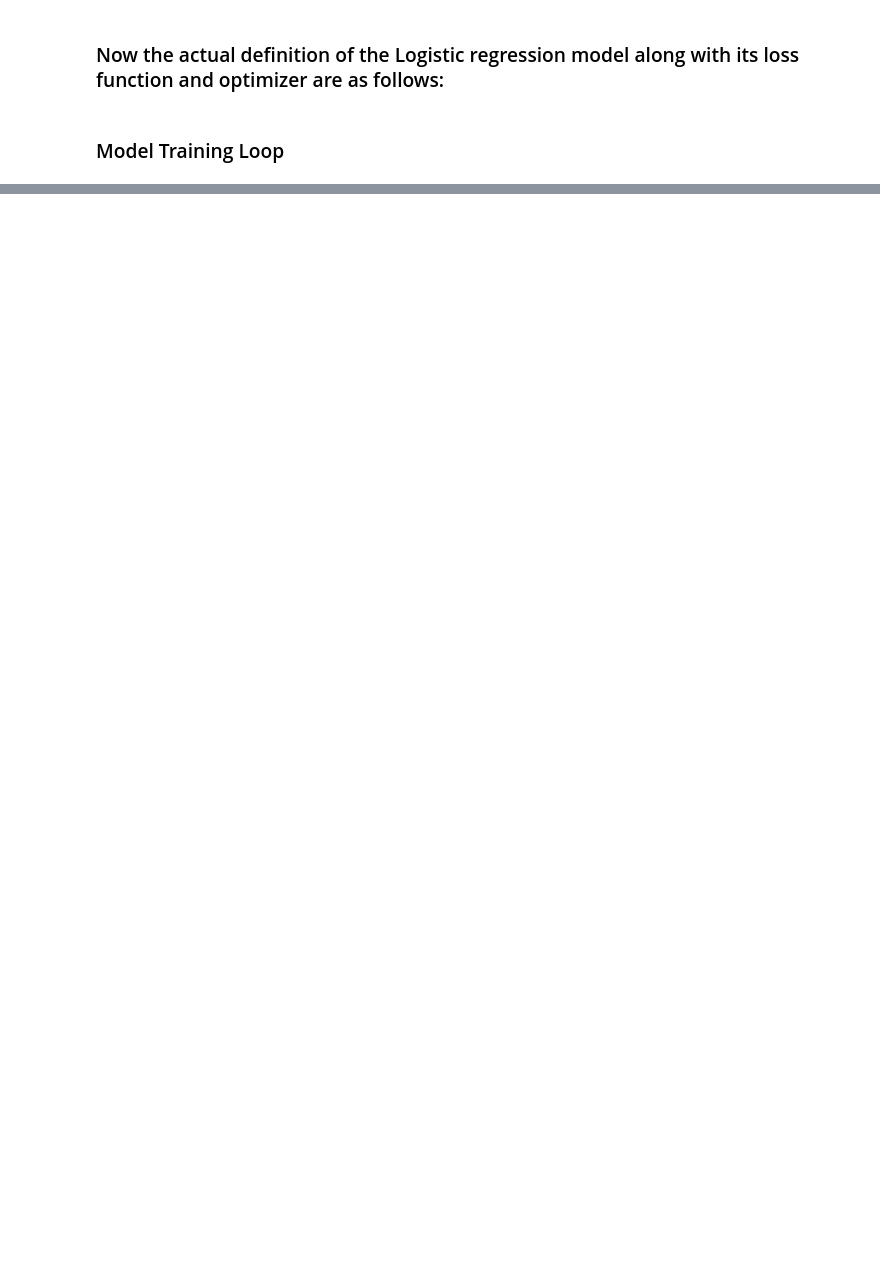
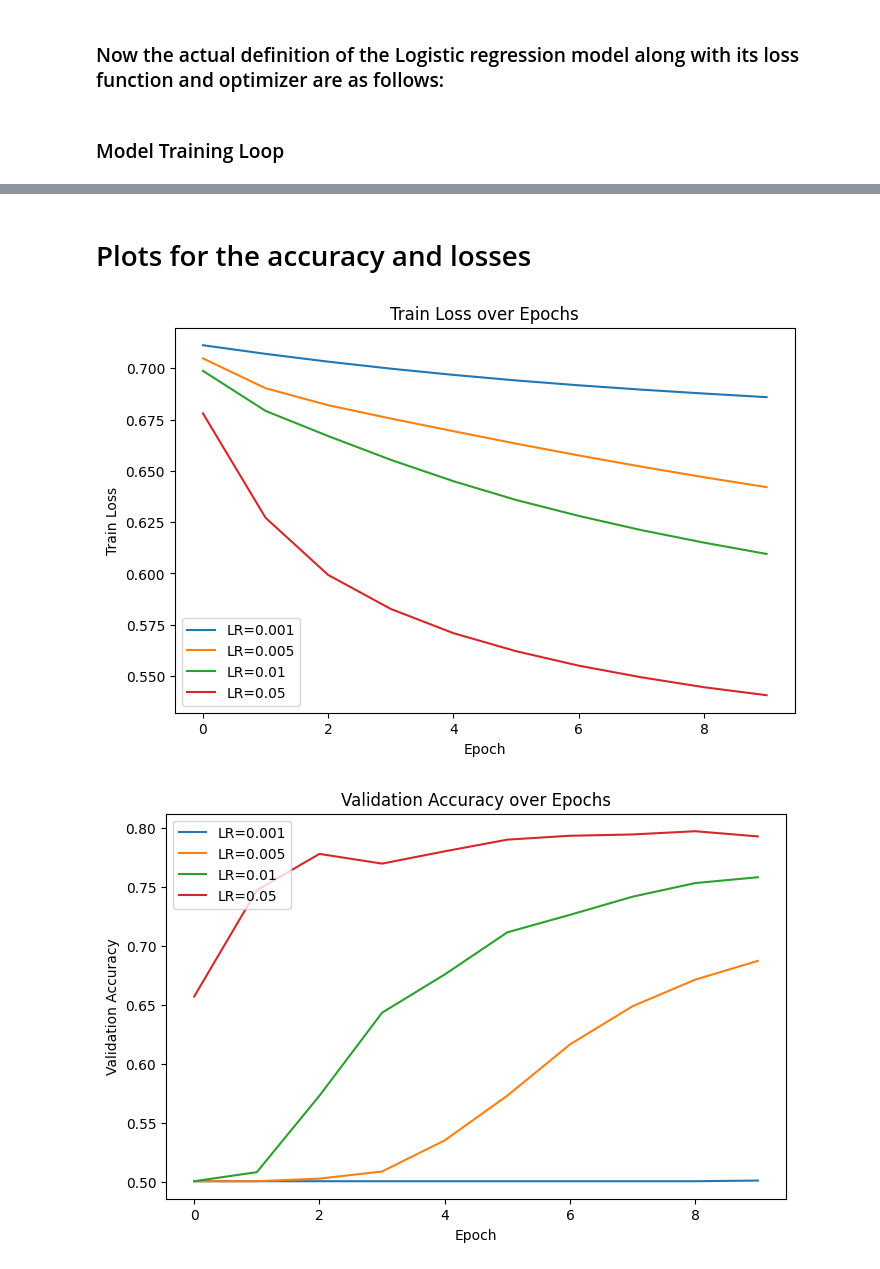
Before and after one commit to Amit-adh/AI-Algorithm-Analysis, a Jupyter notebook: bias_analysis.ipynb, the cells around one changed output, grey strips where cells are left out. Drawn from its saved outputs; the diff is of its cells as text; code cells hidden in the pictures; blank space fills up the shorter version.

Commit message:
Logistic regression completed analysis

```diff
--- a/bias_analysis.ipynb
+++ b/bias_analysis.ipynb
@@ -173,0 +155,15 @@ def predict(sentence: str):
+# %%
+def run_experiment(lr, num_epochs, train_loader, test_loader, input_dim, device):
+  model = LogisticRegression(input_dim).to(device)
+  criterion = nn.BCEWithLogitsLoss()
+  optimizer = torch.optim.Adam(model.parameters(), lr=lr)
+  return training_loop(train_loader, test_loader, model, num_epochs, criterion, optimizer, device)
+# %%
+learning_rates = [0.001, 0.005, 0.01, 0.05]
+num_epochs = 10
+results = {}
+
+for lr in learning_rates:
+    print(f"\n--- LR = {lr} ---")
+    train_loss, val_acc = run_experiment(lr, num_epochs, train_loader, test_loader, input_dim, device)
+    results[lr] = (train_loss, val_acc)
@@ -173,0 +188,30 @@ def predict(sentence: str):
+# %% [markdown]
+# Plots for the accuracy and losses
+# %%
+import matplotlib.pyplot as plt
+
+# Plot for loss
+plt.figure(figsize=(8,5))
+for lr in learning_rates:
+    train_loss, _ = results[lr]
+    plt.plot(train_loss, label=f"LR={lr}")
+plt.xlabel("Epoch")
+plt.ylabel("Train Loss")
+plt.title("Train Loss over Epochs")
+plt.legend()
+plt.show()
+print()
+
+# Plot for accuracy
+plt.figure(figsize=(8,5))
+for lr in learning_rates:
+    _, val_acc = results[lr]
+    plt.plot(val_acc, label=f"LR={lr}")
+plt.xlabel("Epoch")
+plt.ylabel("Validation Accuracy")
+plt.title("Validation Accuracy over Epochs")
+plt.legend()
+plt.show()
+# %% [output]
+[figure, added]
+[figure, added]
```
Also changed, not shown: parts of 6 cells of this notebook.
